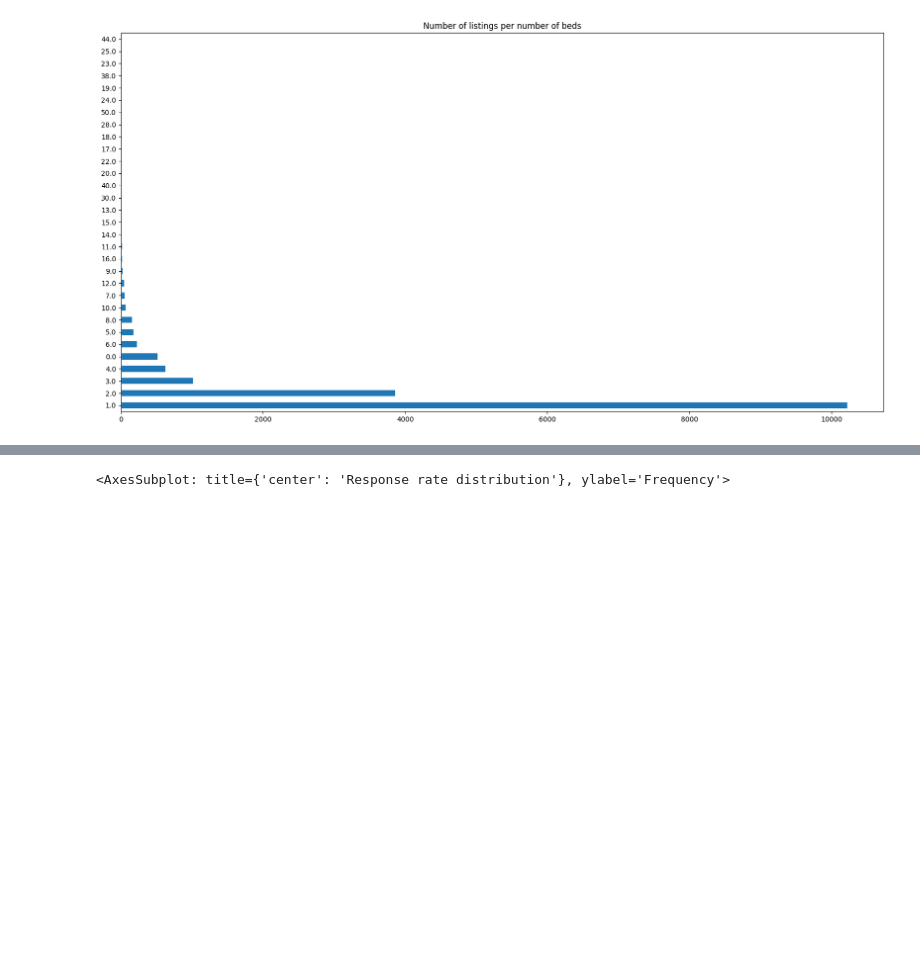
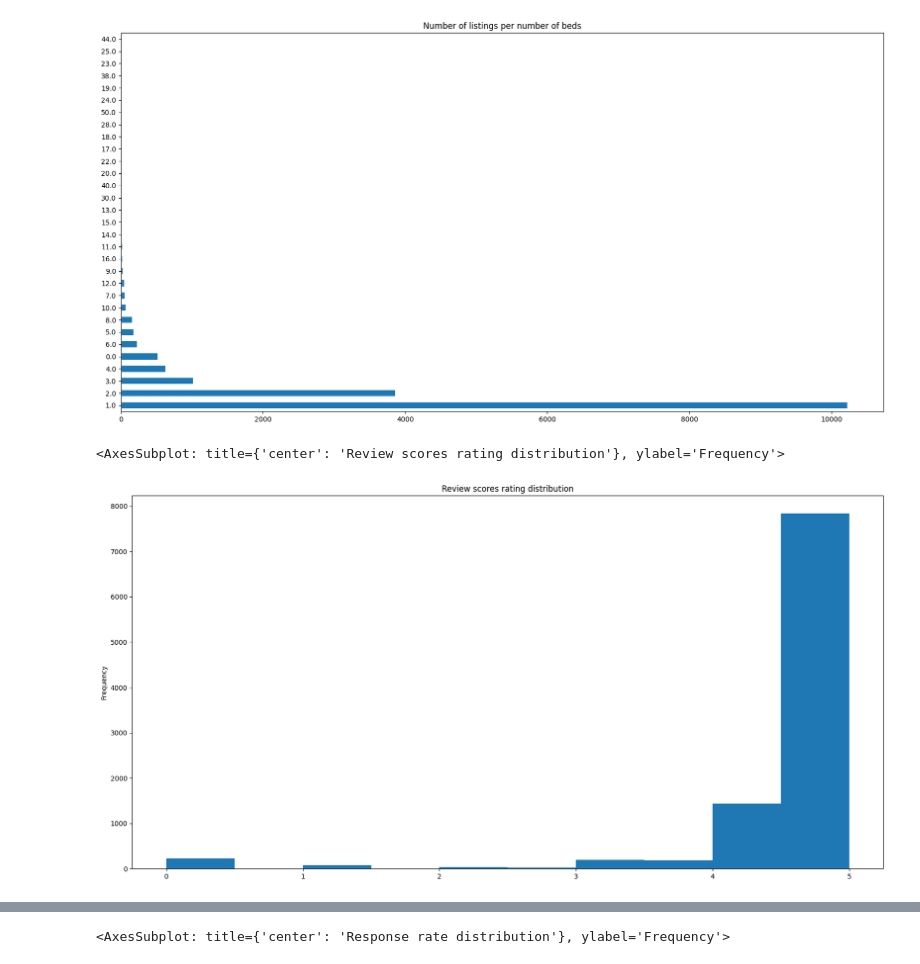
Before and after one commit to YoungYan-0/DSA5104_Project, a Jupyter notebook: Jupyter Notebooks/fetch_table.ipynb, the cells around one changed output, grey strips where cells are left out. Saved outputs shown, nothing was run; the diff lists cells and outputs as text; code cells hidden in the pictures; blank space fills up the shorter version.

Commit message:
Update diagram and data. Add new visualizations.

```diff
--- a/Jupyter Notebooks/fetch_table.ipynb
+++ b/Jupyter Notebooks/fetch_table.ipynb
@@ -47,7 +47,7 @@ calendar.to_csv('../../airbnb/sql/calendar.csv', index=False, sep= '|',linetermi
 ### Listing
 # %%
 # We removed room_type since it's included in property_type
-listing = listings_clean.loc[:, ['id', 'name','description','neighbourhood_cleansed', 'neighborhood_overview', 'host_id','latitude','longitude', 'property_type', 'accommodates','bathrooms_text','bedrooms','beds','amenities']].rename(columns={'id': 'lid', 'name': 'name', 'description': 'description', 'neighbourhood_cleansed': 'neighbourhood', 'neighborhood_overview':'overview', 'host_id': 'host', 'latitude': 'latitude', 'longitude': 'longitude', 'property_type': 'property_type', 'accommodates': 'accommodates', 'bathrooms_text': 'bathrooms', 'bedrooms': 'bedrooms', 'beds': 'beds', 'amenities': 'amenities'})
+listing = listings_clean.loc[:, ['id', 'name','description','neighbourhood_cleansed', 'neighborhood_overview', 'host_id','latitude','longitude', 'property_type', 'accommodates','bathrooms_text','bedrooms','beds','amenities', 'review_scores_rating', 'review_scores_accuracy', 'review_scores_cleanliness', 'review_scores_checkin', 'review_scores_communication', 'review_scores_location', 'review_scores_value']].rename(columns={'id': 'lid', 'name': 'name', 'description': 'description', 'neighbourhood_cleansed': 'neighbourhood', 'neighborhood_overview':'overview', 'host_id': 'host', 'latitude': 'latitude', 'longitude': 'longitude', 'property_type': 'property_type', 'accommodates': 'accommodates', 'bathrooms_text': 'bathrooms', 'bedrooms': 'bedrooms', 'beds': 'beds', 'amenities': 'amenities'})
 listing = listing.drop_duplicates(subset=['lid'])
 listing['beds'] = listing['beds'].fillna(0)
 listing['bedrooms'] = listing['bedrooms'].fillna(0)
@@ -159,3 +159,8 @@ listing["beds"].value_counts().plot(kind='barh', figsize=(20,10), title='Number
 # %% [output]
 <AxesSubplot: title={'center': 'Number of listings per number of beds'}>
 [figure]
+# %%
+listing["review_scores_rating"].plot(kind='hist', figsize=(20,10), title='Review scores rating distribution')
+# %% [output]
+<AxesSubplot: title={'center': 'Review scores rating distribution'}, ylabel='Frequency'>
+[figure, added]
```
Also changed, not shown: parts of 6 cells of this notebook, 4 other files.
